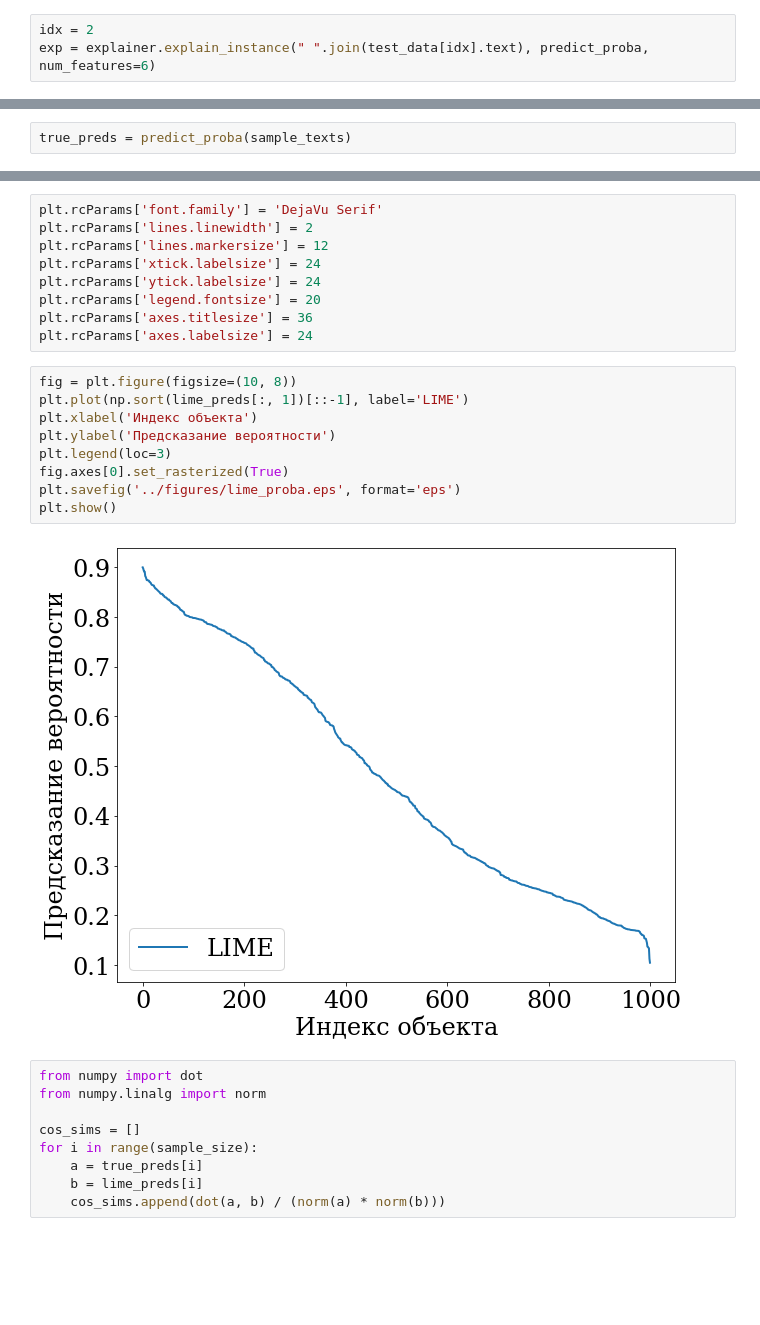
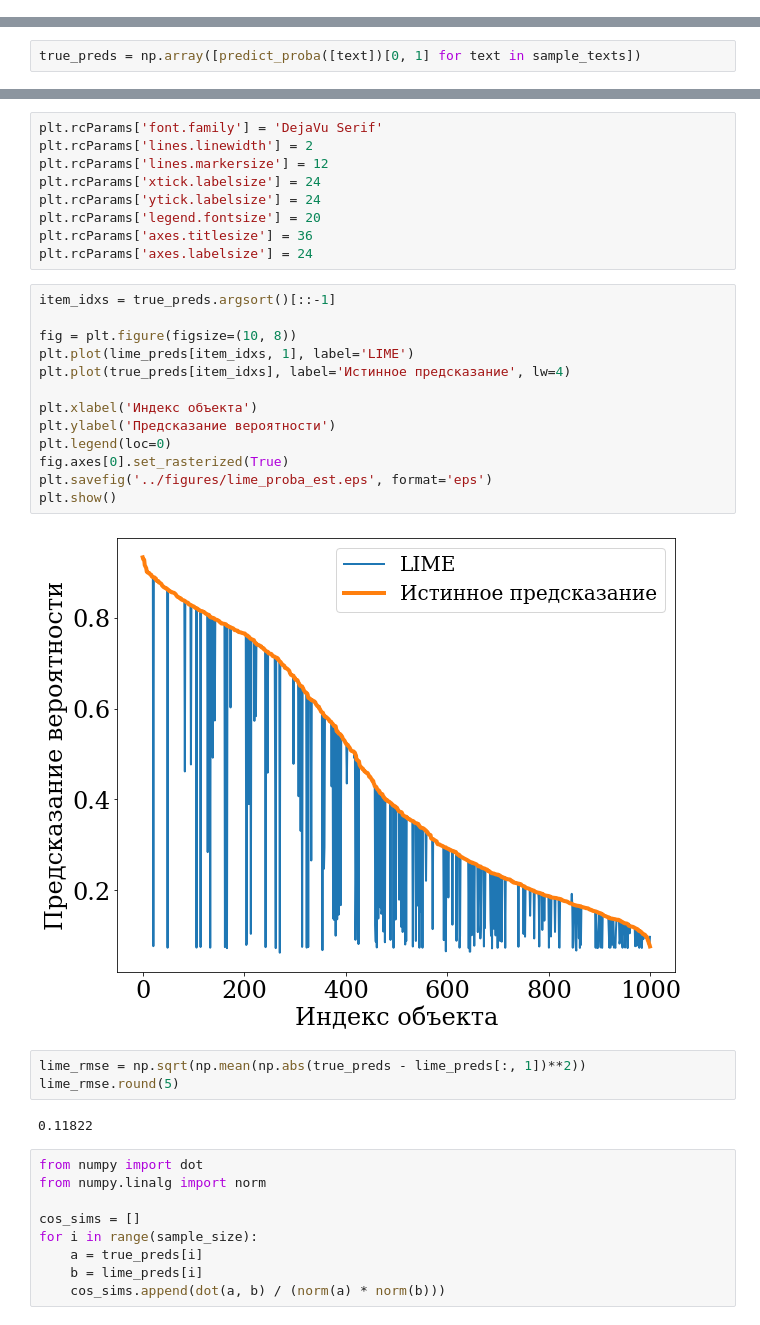
Before and after one commit to Intelligent-Systems-Phystech/2022-Project-99, a Jupyter notebook: code/experiment.ipynb, the cells around one changed output, grey strips where cells are left out. Saved outputs shown, nothing was run; the diff lists cells and outputs as text; blank space fills up the shorter version.

```diff
--- a/code/experiment.ipynb
+++ b/code/experiment.ipynb
@@ -260,6 +260,3 @@ def predict_proba(texts):
 from lime.lime_text import LimeTextExplainer
 
 explainer = LimeTextExplainer(class_names=['neg', 'pos'])
-# %%
-idx = 2
-exp = explainer.explain_instance(" ".join(test_data[idx].text), predict_proba, num_features=6)
@@ -274,7 +267,7 @@ sample_size = 1000
 sample_idx = np.random.randint(0, len(test_data), sample_size)
 sample_texts = [" ".join(test_data[idx].text) for idx in sample_idx]
 # %%
-true_preds = predict_proba(sample_texts)
+true_preds = np.array([predict_proba([text])[0, 1] for text in sample_texts])
 # %%
 lime_probas = []
 for text in tqdm(sample_texts):
@@ -291,16 +284,25 @@ plt.rcParams['legend.fontsize'] = 20
 plt.rcParams['axes.titlesize'] = 36
 plt.rcParams['axes.labelsize'] = 24
 # %%
+item_idxs = true_preds.argsort()[::-1]
+
 fig = plt.figure(figsize=(10, 8))
-plt.plot(np.sort(lime_preds[:, 1])[::-1], label='LIME')
+plt.plot(lime_preds[item_idxs, 1], label='LIME')
+plt.plot(true_preds[item_idxs], label='Истинное предсказание', lw=4)
+
 plt.xlabel('Индекс объекта')
 plt.ylabel('Предсказание вероятности')
-plt.legend(loc=3)
+plt.legend(loc=0)
 fig.axes[0].set_rasterized(True)
-plt.savefig('../figures/lime_proba.eps', format='eps')
+plt.savefig('../figures/lime_proba_est.eps', format='eps')
 plt.show()
 # %% [output]
-[figure, old version]
+[figure, new version]
+# %%
+lime_rmse = np.sqrt(np.mean(np.abs(true_preds - lime_preds[:, 1])**2))
+lime_rmse.round(5)
+# %% [output]
+0.11822
 # %%
 from numpy import dot
 from numpy.linalg import norm
```
Also changed, not shown: parts of 5 cells of this notebook.
